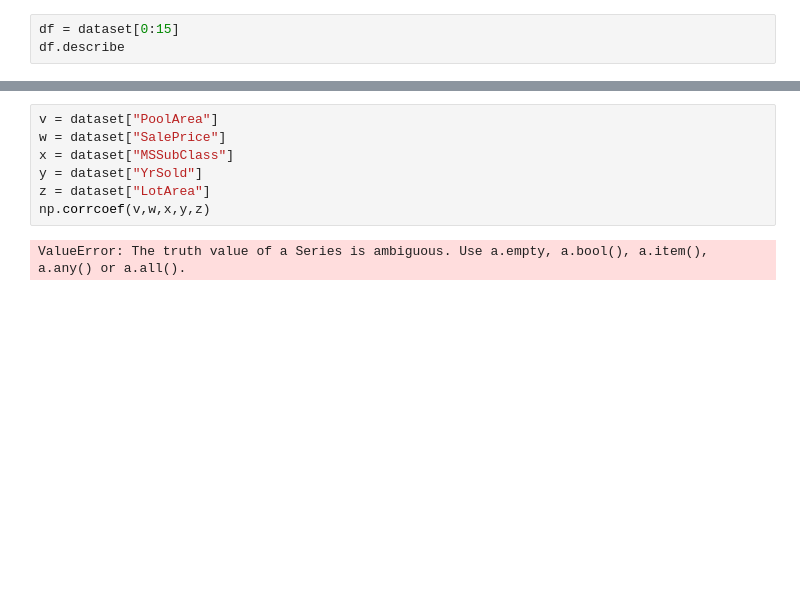
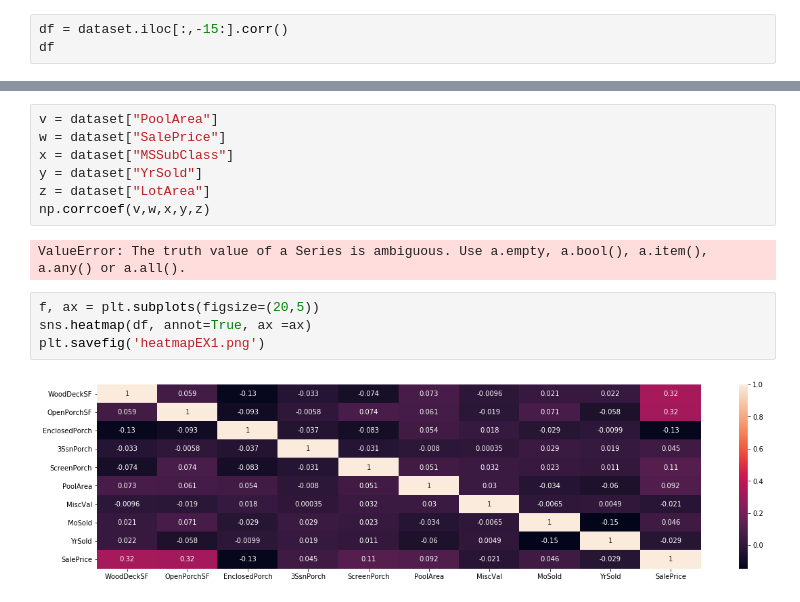
Before and after one commit to MrYamous/iesa-cours-python, a Jupyter notebook: ExJour2.ipynb, the cells around one changed output, grey strips where cells are left out. Saved outputs shown, nothing was run; the diff lists cells and outputs as text; blank space fills up the shorter version.

```diff
--- a/ExJour2.ipynb
+++ b/ExJour2.ipynb
@@ -276,6 +267,6 @@ print("Dataset loaded")
 # %% [output]
 Dataset loaded
 # %%
-df = dataset[0:15]
-df.describe
+df = dataset.iloc[:,-15:].corr()
+df
 # %% [output]
@@ -305,3 +290,9 @@ z = dataset["LotArea"]
 np.corrcoef(v,w,x,y,z)
 # %% [output]
 ValueError: The truth value of a Series is ambiguous. Use a.empty, a.bool(), a.item(), a.any() or a.all().
+# %%
+f, ax = plt.subplots(figsize=(20,5))
+sns.heatmap(df, annot=True, ax =ax)
+plt.savefig('heatmapEX1.png')
+# %% [output]
+[figure, added]
```
Also changed, not shown: parts of 10 cells of this notebook.
